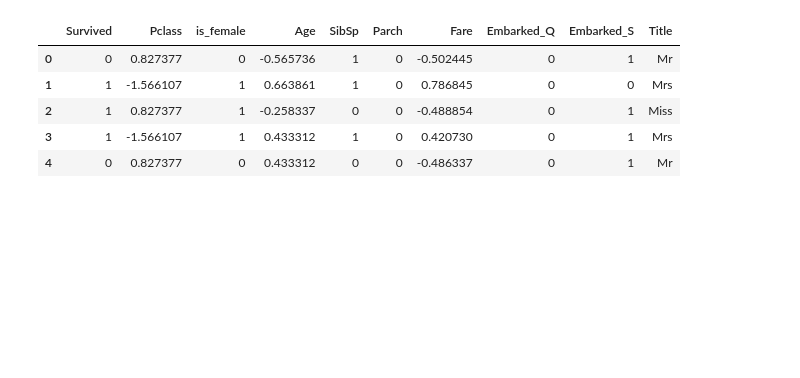
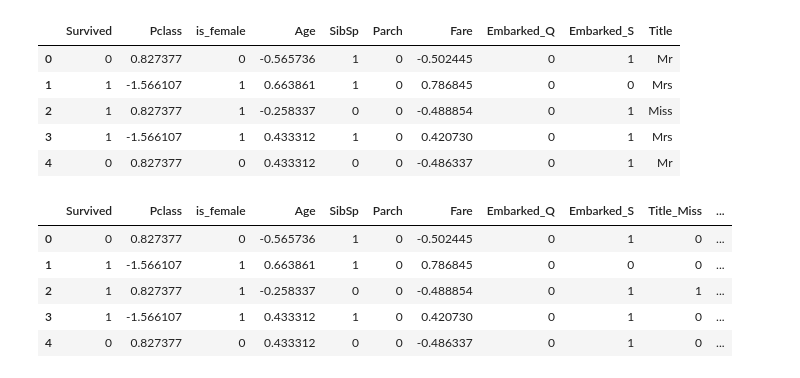
Before and after one commit to Kabeer07-dev/MachineLearning, a Jupyter notebook: titanic.ipynb, the cells around one changed output. Saved outputs shown, nothing was run; the diff lists cells and outputs as text; code cells hidden in the pictures; blank space fills up the shorter version.

Commit message:
Hot encode Title

```diff
--- a/titanic.ipynb
+++ b/titanic.ipynb
@@ -373,3 +373,13 @@ y = df2['Survived']
 from sklearn.model_selection import train_test_split
 
 X_train, X_test, y_train, y_test = train_test_split(X, y, test_size=0.20, random_state=42)
+# %%
+rare_titles = [
+    'Lady', 'Countess', 'Capt', 'Col', 'Don', 'Dr',
+    'Major', 'Rev', 'Sir', 'Jonkheer', 'Dona'
+]
+
+df2['Title'] = df2['Title'].replace(rare_titles, 'Rare')
+df2['Title'] = df2['Title'].replace({'Mlle': 'Miss', 'Ms': 'Miss', 'Mme': 'Mrs'})
+# %%
+df2 = pd.get_dummies(df2, columns=['Title'], drop_first=True)
@@ -375,0 +391,9 @@ X_train, X_test, y_train, y_test = train_test_split(X, y, test_size=0.20, random
+# %%
+df2.head()
+# %% [output]
+|  | Survived | Pclass | is_female | Age | SibSp | Parch | Fare | Embarked_Q | Embarked_S | Title_Miss | ... |
+| 0 | 0 | 0.827377 | 0 | -0.565736 | 1 | 0 | -0.502445 | 0 | 1 | 0 | ... |
+| 1 | 1 | -1.566107 | 1 | 0.663861 | 1 | 0 | 0.786845 | 0 | 0 | 0 | ... |
+| 2 | 1 | 0.827377 | 1 | -0.258337 | 0 | 0 | -0.488854 | 0 | 1 | 1 | ... |
+| 3 | 1 | -1.566107 | 1 | 0.433312 | 1 | 0 | 0.420730 | 0 | 1 | 0 | ... |
+| 4 | 0 | 0.827377 | 0 | 0.433312 | 0 | 0 | -0.486337 | 0 | 1 | 0 | ... |
```
Also changed, not shown: parts of 1 cell of this notebook.
